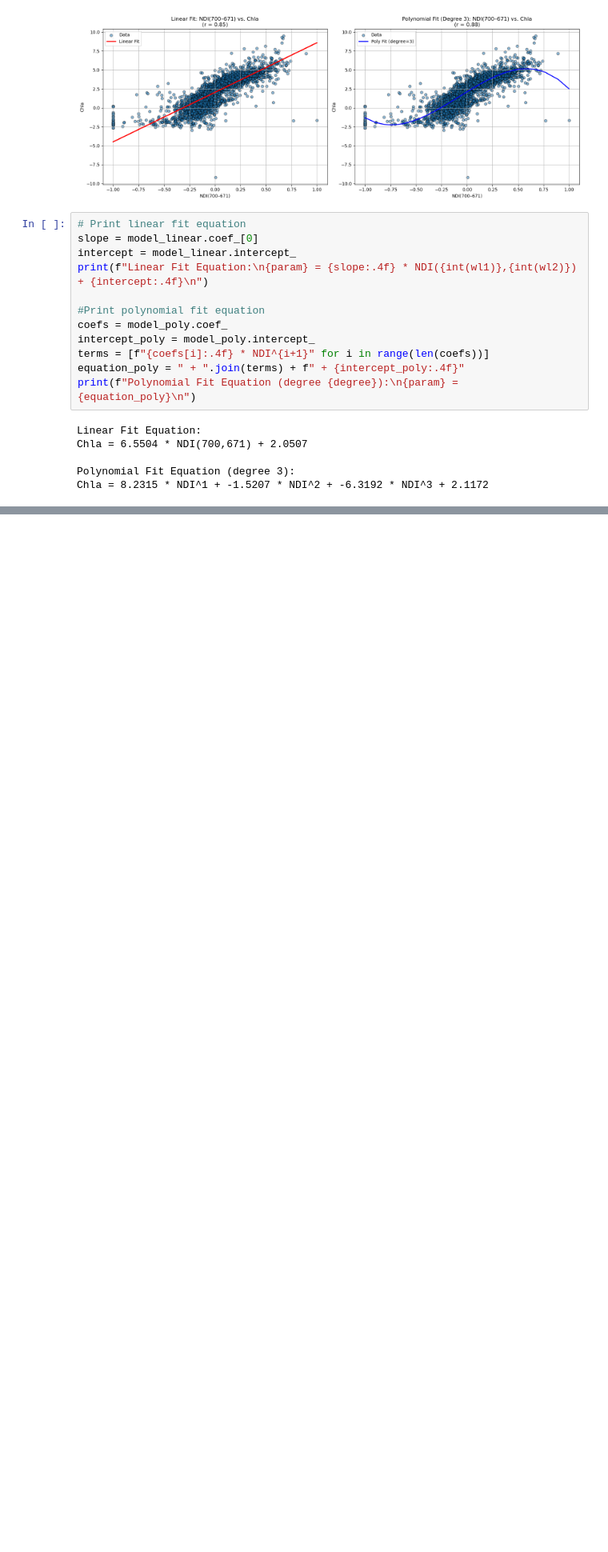
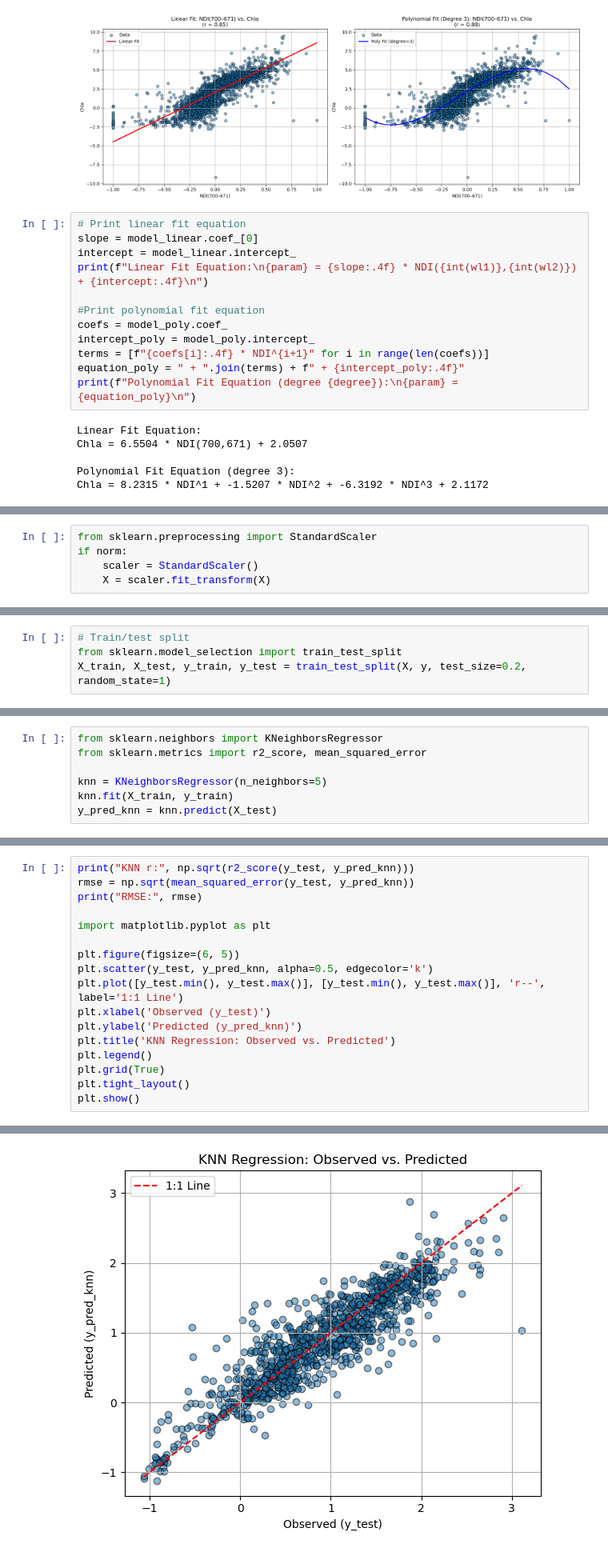
Before and after one commit to ocean-satellite-tools/hyperdawg, a Jupyter notebook: tutorials/python/algorithm_dev.ipynb, the cells around one changed output, grey strips where cells are left out. Shown at 80% size. Saved outputs shown, nothing was run; the diff lists cells and outputs as text; blank space fills up the shorter version.

```diff
--- a/tutorials/python/algorithm_dev.ipynb
+++ b/tutorials/python/algorithm_dev.ipynb
@@ -342,0 +395,5 @@ Hmmmm, did any of this pan out for you? Maybe so. You may be an ocean modeler an
+# %%
+from sklearn.preprocessing import StandardScaler
+if norm:
+    scaler = StandardScaler()
+    X = scaler.fit_transform(X)
@@ -342,0 +402,4 @@ Hmmmm, did any of this pan out for you? Maybe so. You may be an ocean modeler an
+# %%
+# Train/test split
+from sklearn.model_selection import train_test_split
+X_train, X_test, y_train, y_test = train_test_split(X, y, test_size=0.2, random_state=1)
@@ -342,0 +408,7 @@ Hmmmm, did any of this pan out for you? Maybe so. You may be an ocean modeler an
+# %%
+from sklearn.neighbors import KNeighborsRegressor
+from sklearn.metrics import r2_score, mean_squared_error
+
+knn = KNeighborsRegressor(n_neighbors=5)
+knn.fit(X_train, y_train)
+y_pred_knn = knn.predict(X_test)
@@ -342,0 +417,18 @@ Hmmmm, did any of this pan out for you? Maybe so. You may be an ocean modeler an
+# %%
+print("KNN r:", np.sqrt(r2_score(y_test, y_pred_knn)))
+rmse = np.sqrt(mean_squared_error(y_test, y_pred_knn))
+print("RMSE:", rmse)
+
+import matplotlib.pyplot as plt
+
+plt.figure(figsize=(6, 5))
+plt.scatter(y_test, y_pred_knn, alpha=0.5, edgecolor='k')
+plt.plot([y_test.min(), y_test.max()], [y_test.min(), y_test.max()], 'r--', label='1:1 Line')
+plt.xlabel('Observed (y_test)')
+plt.ylabel('Predicted (y_pred_knn)')
+plt.title('KNN Regression: Observed vs. Predicted')
+plt.legend()
+plt.grid(True)
+plt.tight_layout()
+plt.show()
+# %% [output]
@@ -342,0 +437 @@ Hmmmm, did any of this pan out for you? Maybe so. You may be an ocean modeler an
+[figure, added]
```
Also changed, not shown: parts of 15 cells of this notebook, 1 other file.
